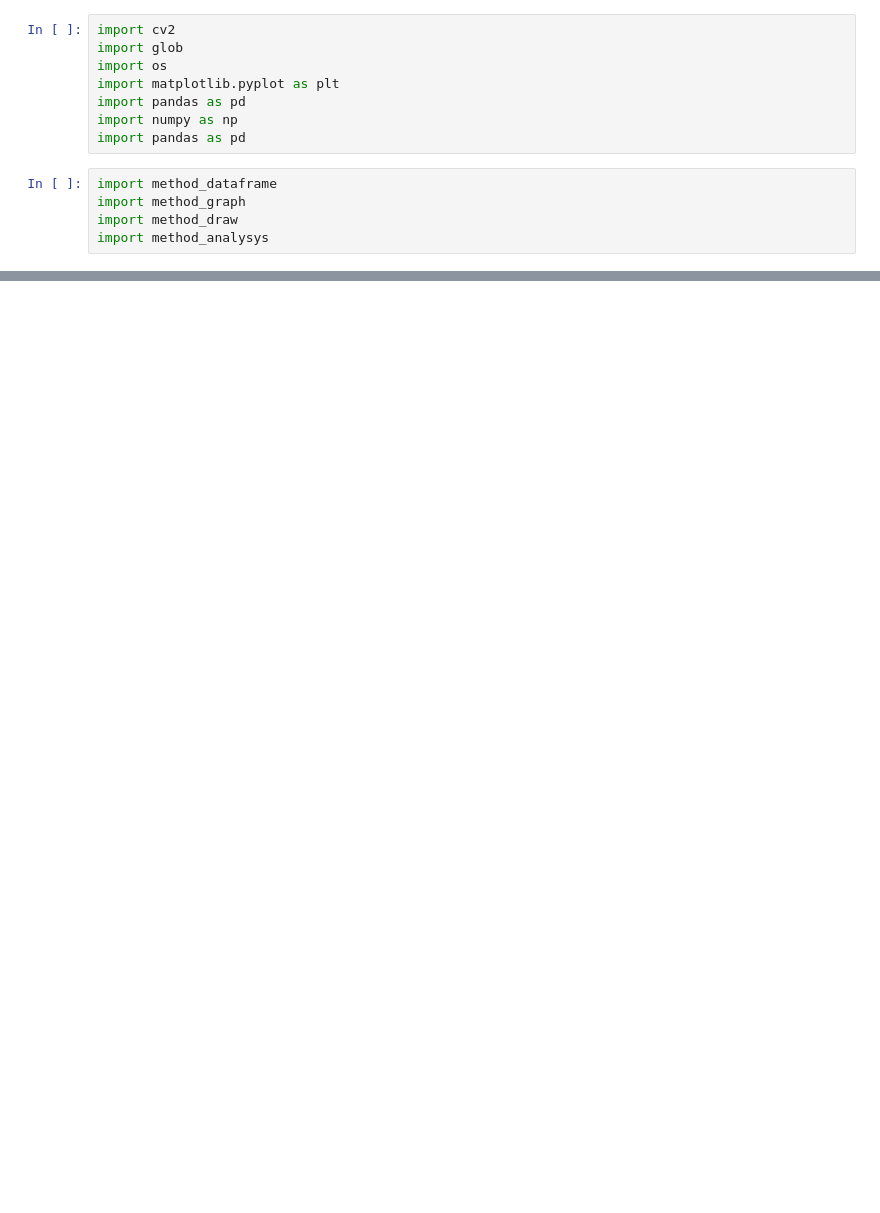
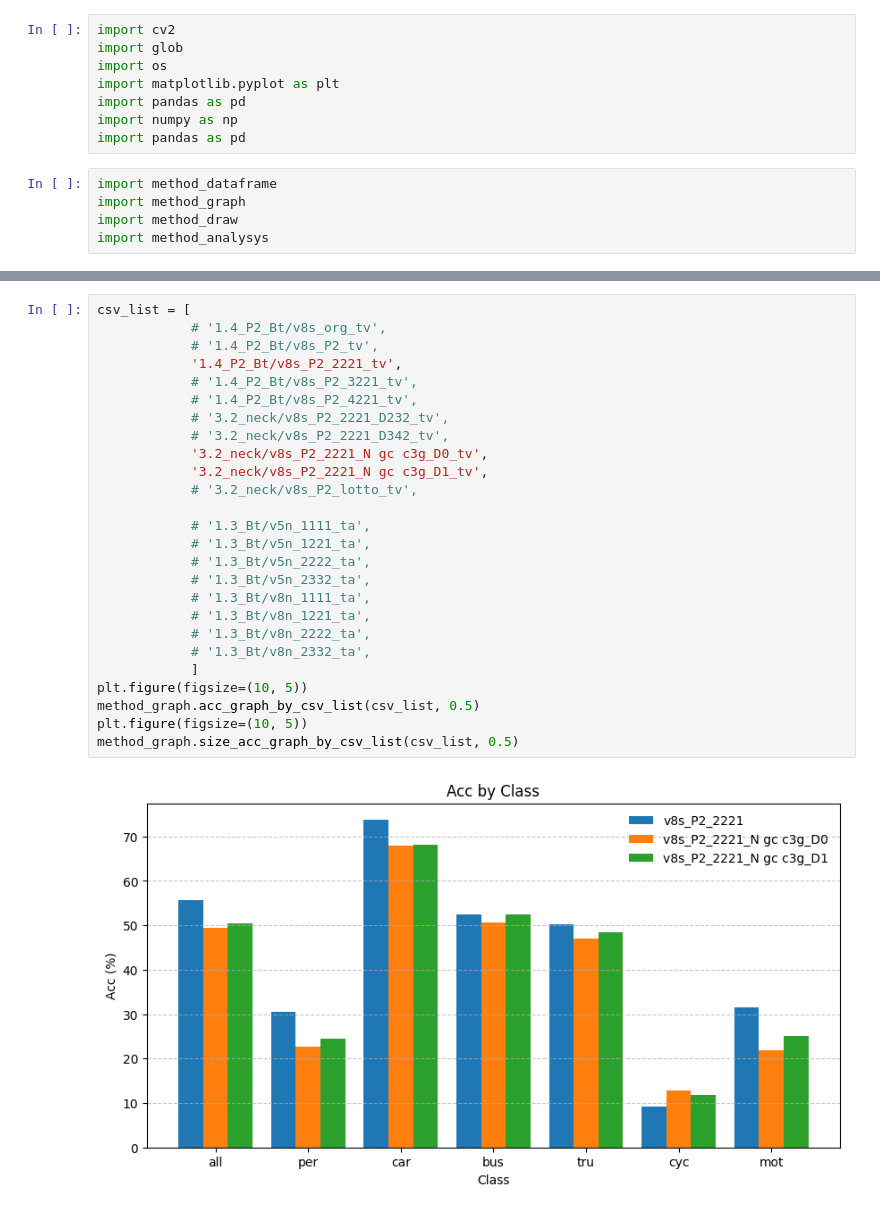
Before and after one commit to Lee-chan-hyeok/Nextchip_Autonomous_Driving_Contest, a Jupyter notebook: analysing/bbox/df_analysys.ipynb, the cells around one changed output, grey strips where cells are left out. Cells and saved outputs as stored; diff of their text form; blank space fills up the shorter version.

```diff
--- a/analysing/bbox/df_analysys.ipynb
+++ b/analysing/bbox/df_analysys.ipynb
@@ -42,0 +22,28 @@ method_graph.size_acc_graph_by_csv_list(csv_list, 0.5)
+# %%
+csv_list = [
+            # '1.4_P2_Bt/v8s_org_tv',
+            # '1.4_P2_Bt/v8s_P2_tv',
+            '1.4_P2_Bt/v8s_P2_2221_tv',
+            # '1.4_P2_Bt/v8s_P2_3221_tv',
+            # '1.4_P2_Bt/v8s_P2_4221_tv',
+            # '3.2_neck/v8s_P2_2221_D232_tv',
+            # '3.2_neck/v8s_P2_2221_D342_tv',
+            '3.2_neck/v8s_P2_2221_N gc c3g_D0_tv',
+            '3.2_neck/v8s_P2_2221_N gc c3g_D1_tv',
+            # '3.2_neck/v8s_P2_lotto_tv',
+
+            # '1.3_Bt/v5n_1111_ta',
+            # '1.3_Bt/v5n_1221_ta',
+            # '1.3_Bt/v5n_2222_ta',
+            # '1.3_Bt/v5n_2332_ta',
+            # '1.3_Bt/v8n_1111_ta',
+            # '1.3_Bt/v8n_1221_ta',
+            # '1.3_Bt/v8n_2222_ta',
+            # '1.3_Bt/v8n_2332_ta',
+            ]
+plt.figure(figsize=(10, 5))
+method_graph.acc_graph_by_csv_list(csv_list, 0.5)
+plt.figure(figsize=(10, 5))
+method_graph.size_acc_graph_by_csv_list(csv_list, 0.5)
+# %% [output]
+[figure, added]
```
Also changed, not shown: parts of 3 cells of this notebook, 8 other files.
